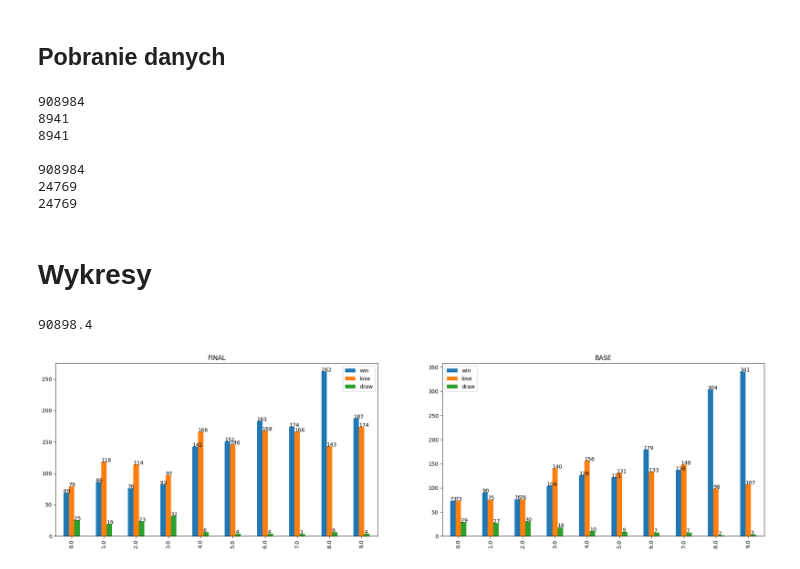
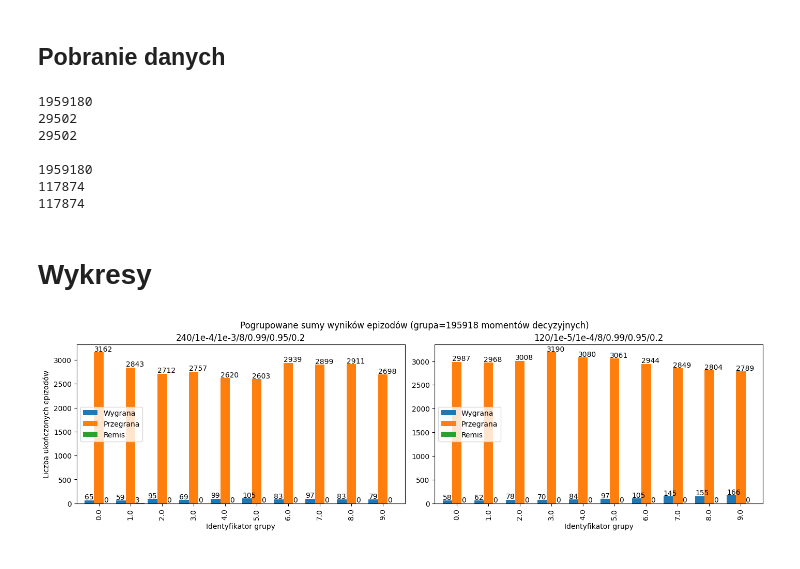
Before and after one commit to radiol00/mgrv3, a Jupyter notebook: hax_stat_compare.ipynb, the cells around one changed output. Cells and saved outputs as stored; diff of their text form; code cells hidden in the pictures.

Commit message:
compare new

```diff
--- a/hax_stat_compare.ipynb
+++ b/hax_stat_compare.ipynb
@@ -11,45 +11,54 @@ plt.rcParams['figure.dpi'] = 100
 # %% [markdown]
 ## Pobranie danych
 # %%
-path = "statistics\\FINAL_REDALDO_VS_RANDOM_BLUESSI"
-title = "FINAL"
+path = "used_in_txt\\DOUBLE_MEM_BIGGER_LR_BLUESSI_VS_LEARNED_REDALDO_SMALL\\stats\\DOUBLE_MEM_BIGGER_LR_BLUESSI_VS_LEARNED_REDALDO_SMALL"
+title = "240/1e-4/1e-3/8/0.99/0.95/0.2"
 experiences, actorLosses, criticLosses = Statistics.load(path)
 print(len(experiences))
 print(len(criticLosses))
 print(len(actorLosses))
 print()
 
-pathToCompare = "used_in_txt\\REDALDO_VS_RANDOM_BLUESSI_SMALL\\stats\\REDALDO_VS_RANDOM_BLUESSI_SMALL"
-titleC = "BASE"
+pathToCompare = "used_in_txt\\BLUESSI_VS_LEARNED_REDALDO_SMALL\\stats\\BLUESSI_VS_LEARNED_REDALDO_SMALL"
+titleC = "120/1e-5/1e-4/8/0.99/0.95/0.2"
 experiencesC, actorLossesC, criticLossesC = Statistics.load(pathToCompare, len(experiences))
 print(len(experiencesC))
 print(len(criticLossesC))
 print(len(actorLossesC))
 # %% [output]
-908984
-8941
-8941
+1959180
+29502
+29502
 
-908984
-24769
-24769
+1959180
+117874
+117874
 # %% [markdown]
 # Wykresy
 # %%
 groups = 10
 groupSize = experiences.shape[0] / groups
-print(groupSize)
 groupedMemories = experiences.groupby(experiences.index // groupSize).sum()
 groupedMemoriesC = experiencesC.groupby(experiencesC.index // groupSize).sum()
-fig, axes = plt.subplots(nrows=1,ncols=2,figsize=(24,6))
-mems = groupedMemories[["win", "lose", "draw"]].plot.bar(ax=axes[0], title=title)
-memsC = groupedMemoriesC[["win", "lose", "draw"]].plot.bar(ax=axes[1], title=titleC)
+fig, axes = plt.subplots(nrows=1,ncols=2,figsize=(14,4))
+fig.suptitle(f"Pogrupowane sumy wyników epizodów (grupa={round(groupSize)} momentów decyzyjnych)", fontsize=12)
+fig.tight_layout()
+mems = groupedMemories[["win", "lose", "draw"]].plot.bar(ax=axes[0], title=title, width=0.9, xlabel="Identyfikator grupy", ylabel="Liczba ukończonych epizodów")
+legend = mems.legend(loc="center left")
+legend.get_texts()[0].set_text('Wygrana')
+legend.get_texts()[1].set_text('Przegrana')
+legend.get_texts()[2].set_text('Remis')
+
+memsC = groupedMemoriesC[["win", "lose", "draw"]].plot.bar(ax=axes[1], title=titleC, width=0.9, xlabel="Identyfikator grupy")
+legend = memsC.legend(loc="center left")
+legend.get_texts()[0].set_text('Wygrana')
+legend.get_texts()[1].set_text('Przegrana')
+legend.get_texts()[2].set_text('Remis')
 for p in mems.patches:
-    mems.annotate(str(p.get_height()), (p.get_x(), p.get_height() + 0.05))
+    mems.annotate(str(p.get_height()), (p.get_x(), p.get_height() + 20))
 for p in memsC.patches:
-    memsC.annotate(str(p.get_height()), (p.get_x(), p.get_height() + 0.05))
+    memsC.annotate(str(p.get_height()), (p.get_x(), p.get_height() + 20))
 # %% [output]
-90898.4
-[figure, old version]
+[figure, new version]
 # %%
 data = actorLosses["loss"]
```
Also changed, not shown: parts of 4 cells of this notebook, 1 other file.
